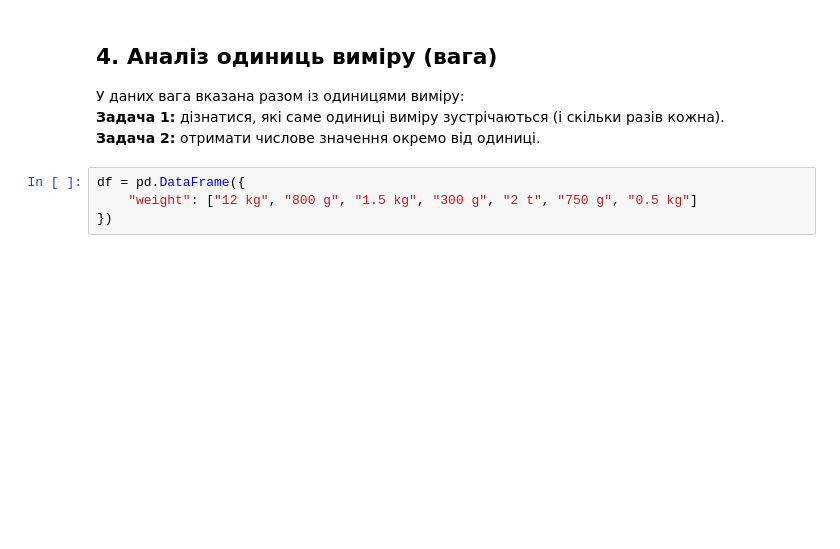
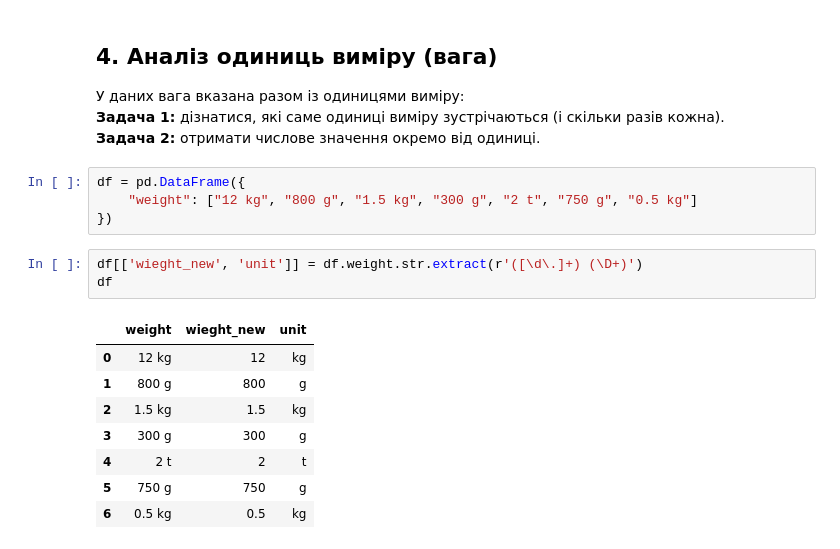
Before and after one commit to cpython-projects/python_da_17_03_26, a Jupyter notebook: lesson_16.ipynb, the cells around one changed output. Drawn from its saved outputs; the diff is of its cells as text; blank space fills up the shorter version.

```diff
--- a/lesson_16.ipynb
+++ b/lesson_16.ipynb
@@ -460,3 +483,15 @@ df = pd.DataFrame({
 df = pd.DataFrame({
     "weight": ["12 kg", "800 g", "1.5 kg", "300 g", "2 t", "750 g", "0.5 kg"]
 })
+# %%
+df[['wieght_new', 'unit']] = df.weight.str.extract(r'([\d\.]+) (\D+)')
+df
+# %% [output]
+|  | weight | wieght_new | unit |
+| 0 | 12 kg | 12 | kg |
+| 1 | 800 g | 800 | g |
+| 2 | 1.5 kg | 1.5 | kg |
+| 3 | 300 g | 300 | g |
+| 4 | 2 t | 2 | t |
+| 5 | 750 g | 750 | g |
+| 6 | 0.5 kg | 0.5 | kg |
```
Also changed, not shown: parts of 6 cells of this notebook.
